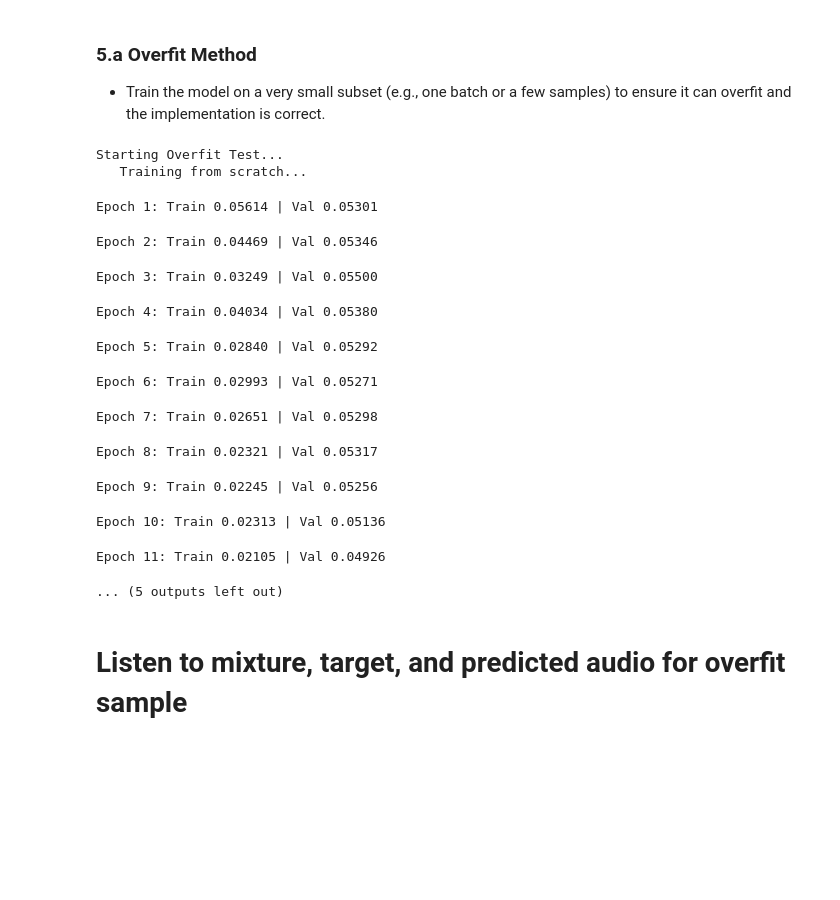
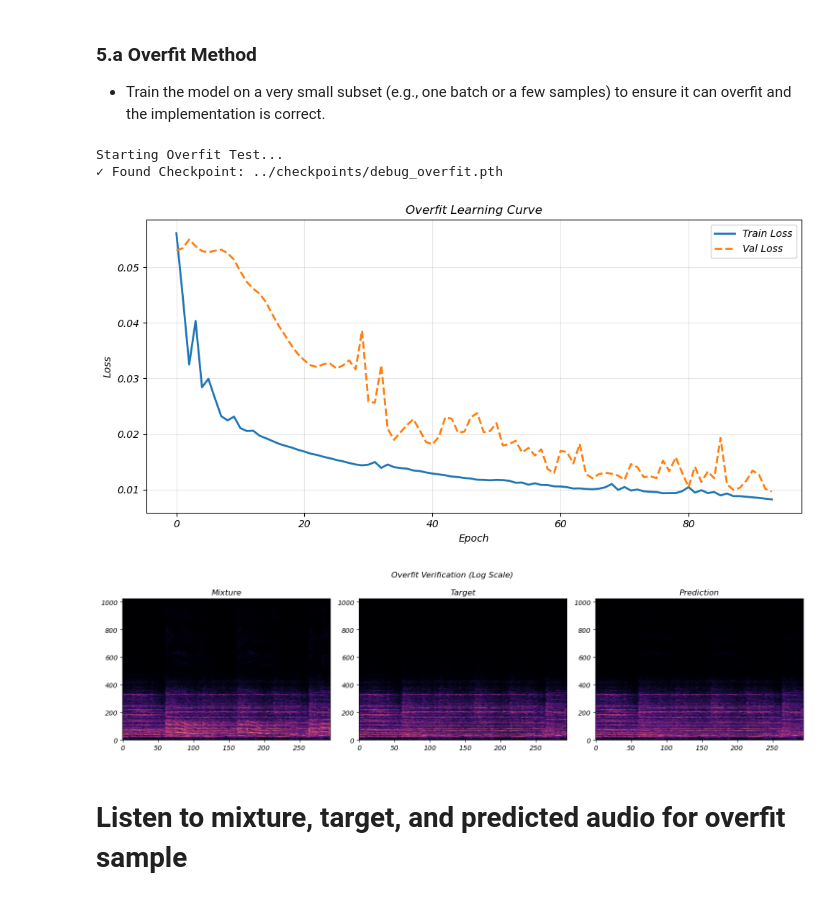
Before and after one commit to amitarad36/Final_Project_Deep_Learning, a Jupyter notebook: notebooks/model_A.ipynb, the cells around one changed output. Cells and saved outputs as stored; diff of their text form; code cells hidden in the pictures; blank space fills up the shorter version.

```diff
--- a/notebooks/model_A.ipynb
+++ b/notebooks/model_A.ipynb
@@ -196,7 +198,7 @@ from pathlib import Path
 import numpy as np
 import os
 import torch
-
+os.makedirs("../checkpoints", exist_ok=True)
 print("Starting Overfit Test...")
 
 # Prepare tiny dataset
@@ -223,46 +225,36 @@ history = {}
 
 if not os.path.exists(save_path):
     print("   Training from scratch...")
     history = trainer_overfit.train(num_epochs=overfit_num_epochs, save_path=save_path)
 else:
     print(f"✓ Found Checkpoint: {save_path}")
     ckpt = torch.load(save_path, map_location=device)
     overfit_model.load_state_dict(ckpt['model_state_dict'])
     history = ckpt.get('history', {})
 
 utils.plot_loss_history(history, "Overfit Learning Curve")
 
 batch = next(iter(tiny_loader))
 mix = batch['mix'].to(device)
 tgt = batch['tgt'].to(device)
 
 overfit_model.eval()
 with torch.no_grad():
     mix_log, _ = processor.to_spectrogram(mix)
     tgt_log, _ = processor.to_spectrogram(tgt)
     mix_in = mix_log.unsqueeze(1)
     mask = overfit_model(mix_in)
     if mask.shape != mix_in.shape:
         mask = mask[:, :, :mix_in.shape[2], :mix_in.shape[3]]
     est_linear = mask * torch.expm1(mix_in)
     est_log = torch.log1p(est_linear)
 
 utils.visualize_results(mix_log[0], tgt_log[0], est_log[0].squeeze(), title="Overfit Verification (Log Scale)")
 # %% [output]
 Starting Overfit Test...
-   Training from scratch...
+✓ Found Checkpoint: ../checkpoints/debug_overfit.pth
-Epoch 1: Train 0.05614 | Val 0.05301
-Epoch 2: Train 0.04469 | Val 0.05346
-Epoch 3: Train 0.03249 | Val 0.05500
-Epoch 4: Train 0.04034 | Val 0.05380
-Epoch 5: Train 0.02840 | Val 0.05292
-Epoch 6: Train 0.02993 | Val 0.05271
-Epoch 7: Train 0.02651 | Val 0.05298
-Epoch 8: Train 0.02321 | Val 0.05317
-Epoch 9: Train 0.02245 | Val 0.05256
-Epoch 10: Train 0.02313 | Val 0.05136
-Epoch 11: Train 0.02105 | Val 0.04926
-... (5 outputs left out)
+[figure, added]
+[figure, added]
 # %% [markdown]
 # Listen to mixture, target, and predicted audio for overfit sample
 # %%
```
Also changed, not shown: parts of 2 cells of this notebook.
